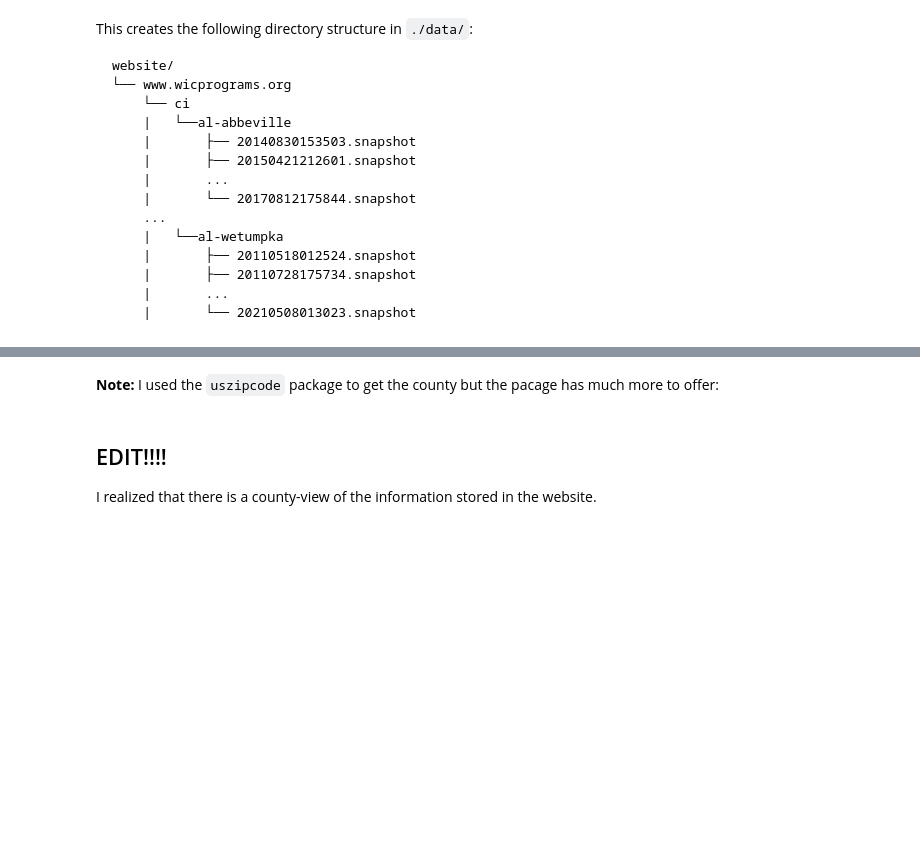
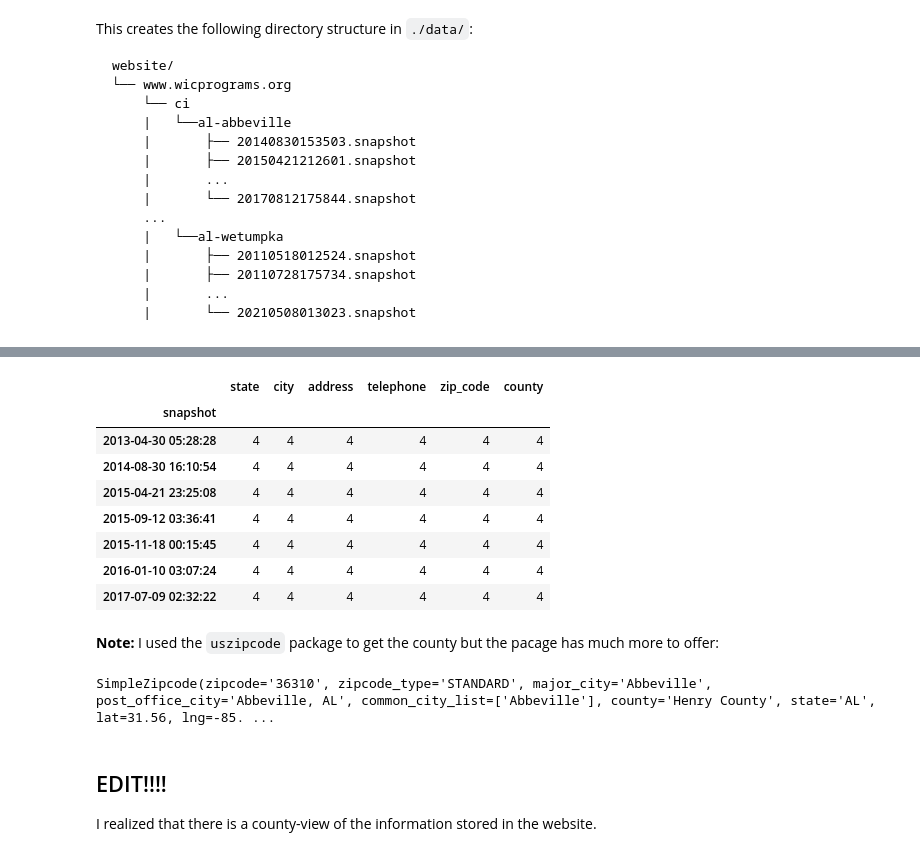
Before and after one commit to mitchv34/cdc_project, a Jupyter notebook: WIC Clinic Location Centralized/test.ipynb, the cells around one changed output, grey strips where cells are left out. Saved outputs shown, nothing was run; the diff lists cells and outputs as text; code cells hidden in the pictures; blank space fills up the shorter version.

```diff
--- a/WIC Clinic Location Centralized/test.ipynb
+++ b/WIC Clinic Location Centralized/test.ipynb
@@ -253,5 +280,21 @@ pd.DataFrame(city_data)
+# %%
+state_city_data[state_city_data.city == 'birmingham'].groupby('snapshot').count()
+# %% [output]
+|  | state | city | address | telephone | zip_code | county |
+| snapshot |  |  |  |  |  |  |
+| 2013-04-30 05:28:28 | 4 | 4 | 4 | 4 | 4 | 4 |
+| 2014-08-30 16:10:54 | 4 | 4 | 4 | 4 | 4 | 4 |
+| 2015-04-21 23:25:08 | 4 | 4 | 4 | 4 | 4 | 4 |
+| 2015-09-12 03:36:41 | 4 | 4 | 4 | 4 | 4 | 4 |
+| 2015-11-18 00:15:45 | 4 | 4 | 4 | 4 | 4 | 4 |
+| 2016-01-10 03:07:24 | 4 | 4 | 4 | 4 | 4 | 4 |
+| 2017-07-09 02:32:22 | 4 | 4 | 4 | 4 | 4 | 4 |
 # %% [markdown]
 **Note:** I used the `uszipcode` package to get the county but the pacage has much more to offer:
+# %%
+sr.by_zipcode(zip_code)
+# %% [output]
+SimpleZipcode(zipcode='36310', zipcode_type='STANDARD', major_city='Abbeville', post_office_city='Abbeville, AL', common_city_list=['Abbeville'], county='Henry County', state='AL', lat=31.56, lng=-85. ...
 # %% [markdown]
 ## EDIT!!!!
 
```
Also changed, not shown: parts of 6 cells of this notebook, 5 other files.
